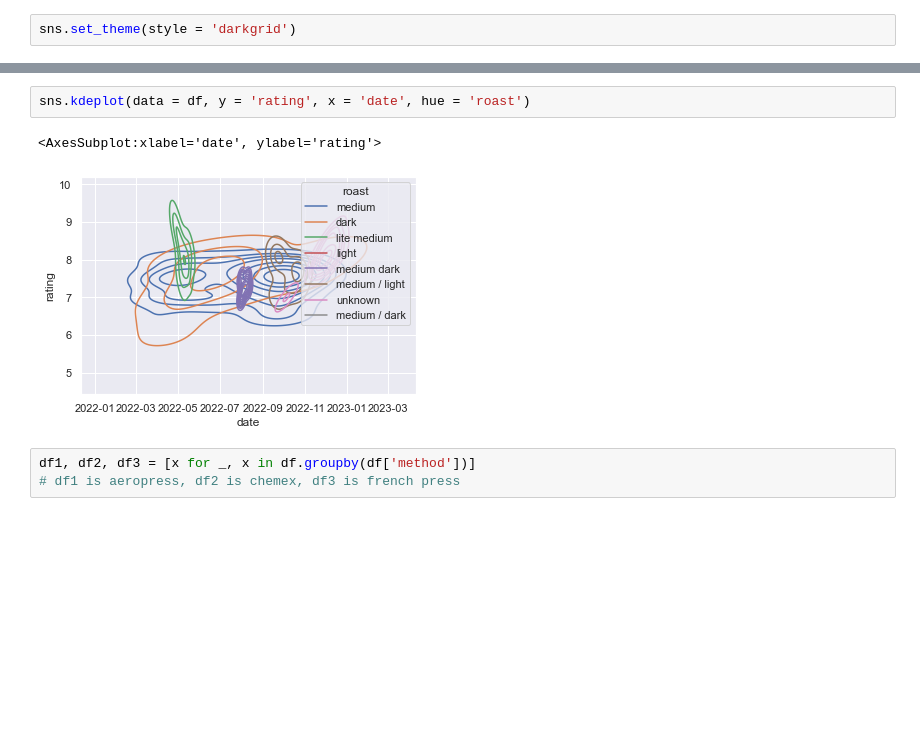
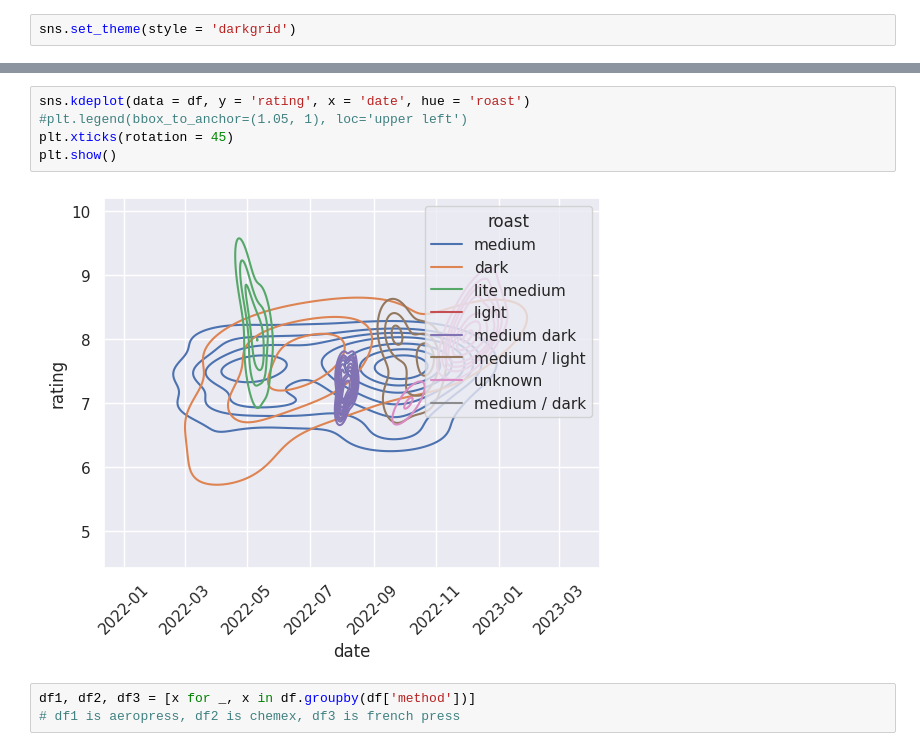
Before and after one commit to TomPMcGuire37/Coffee2, a Jupyter notebook: Coffee EDA.ipynb, the cells around one changed output, grey strips where cells are left out. Drawn from its saved outputs; the diff is of its cells as text; blank space fills up the shorter version.

```diff
--- a/Coffee EDA.ipynb
+++ b/Coffee EDA.ipynb
@@ -224,8 +248,10 @@ plt.show()
 # %%
 sns.kdeplot(data = df, y = 'rating', x = 'date', hue = 'roast')
+#plt.legend(bbox_to_anchor=(1.05, 1), loc='upper left')
+plt.xticks(rotation = 45)
+plt.show()
 # %% [output]
-<AxesSubplot:xlabel='date', ylabel='rating'>
-[figure, old version]
+[figure, new version]
 # %%
 df1, df2, df3 = [x for _, x in df.groupby(df['method'])]
 # df1 is aeropress, df2 is chemex, df3 is french press
```
Also changed, not shown: parts of 35 cells of this notebook.
